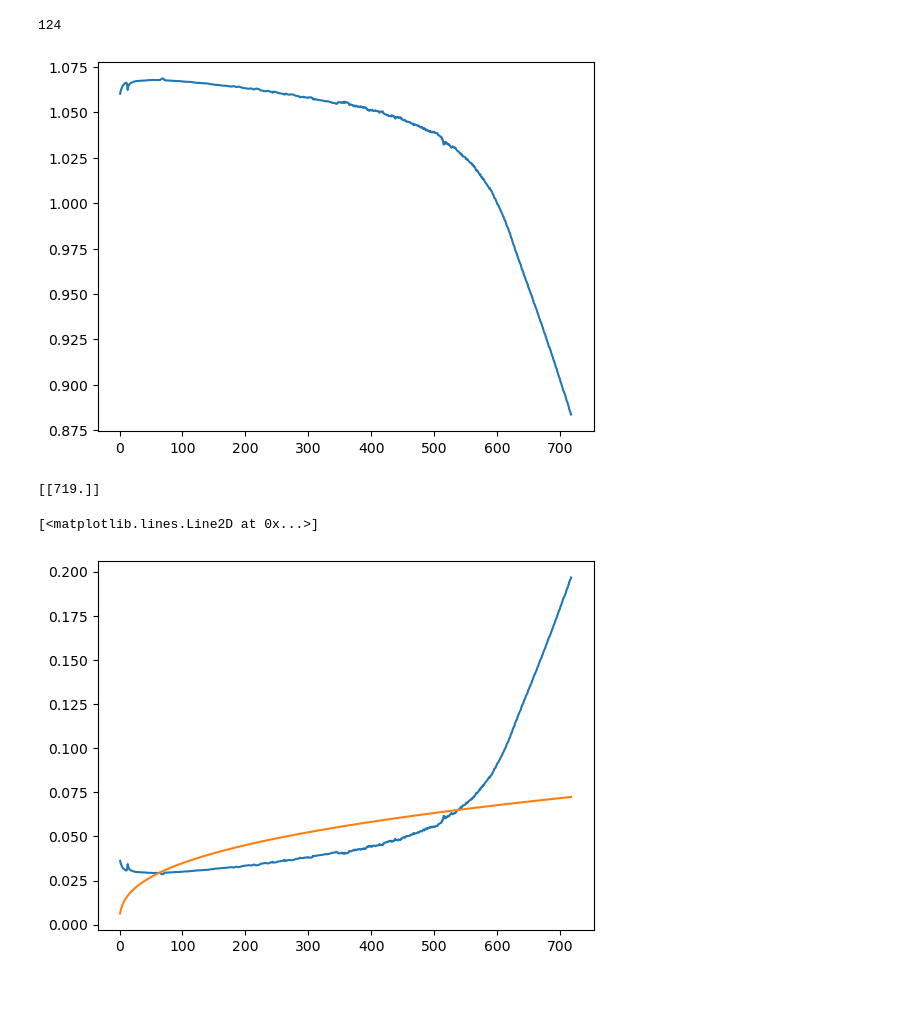
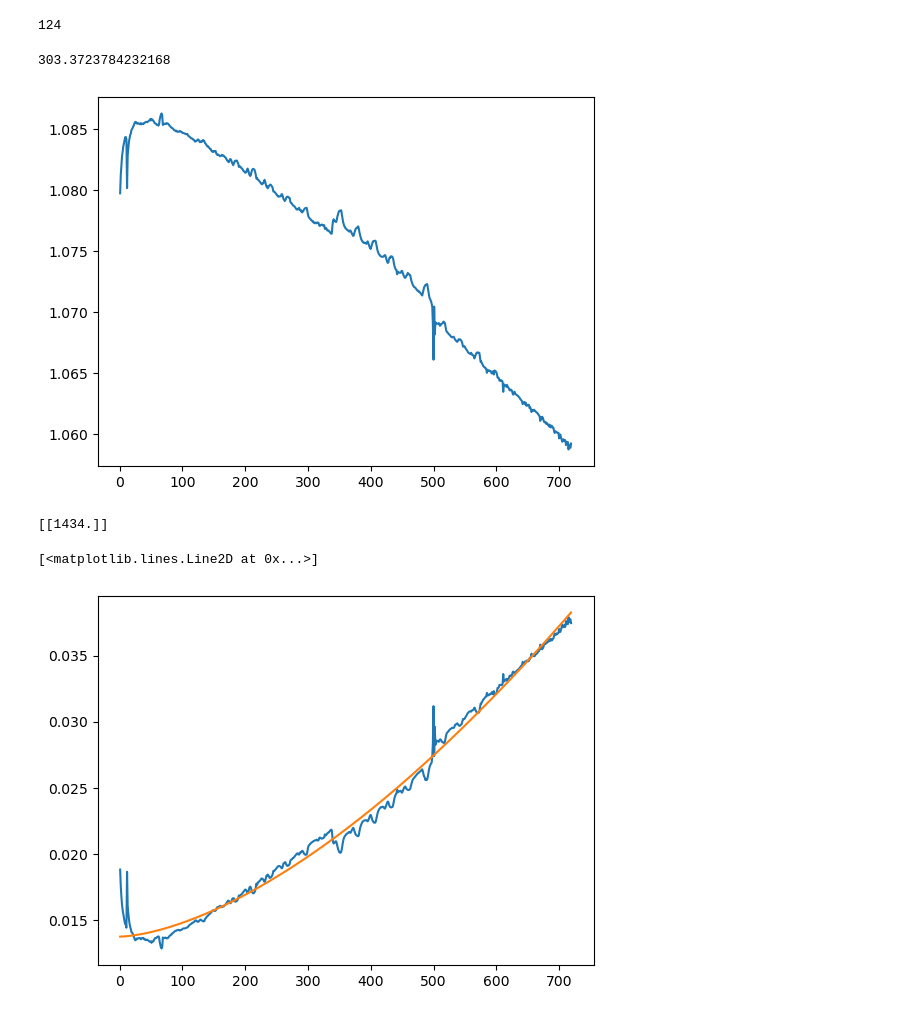
Before and after one commit to nathan99sun/HybridPred, a Jupyter notebook: Physics/curve_fitting.ipynb, the cells around one changed output. Saved outputs shown, nothing was run; the diff lists cells and outputs as text; code cells hidden in the pictures.

```diff
--- a/Physics/curve_fitting.ipynb
+++ b/Physics/curve_fitting.ipynb
@@ -69,20 +69,24 @@ numBat
 # %%
 bat_dict = {**batch1, **batch2, **batch3}
 # %%
-bat = bat_dict['b1c15']
+bat = bat_dict['b1c3']
 
-temps = np.mean(bat['summary']['Tavg'][1:])
-Y = 1-bat['summary']['QC'][1:]/1.1
-length = len(bat['summary']['QC'][1:])
+
+cutoff=720
+temps = np.mean(bat['summary']['Tavg'][1:cutoff])+273
+Y = 1-bat['summary']['QC'][1:cutoff]/1.1
+length = len(bat['summary']['QD'][1:cutoff])
 x = np.arange(1,length+1)
-plt.plot(x,bat['summary']['QC'][1:])
+plt.plot(x,bat['summary']['QD'][1:cutoff])
+print(temps)
 
 A = np.ones((length, 3))
 A[:,1] = 1/temps
 A[:,2] = np.log(x)
 # %% [output]
+303.3723784232168
-[figure, old version]
+[figure, new version]
 # %%
 print(bat['cycle_life'])
 # %% [output]
-[[719.]]
+[[1434.]]
@@ -97,6 +93,20 @@ gamma = X[2]
+# %%
+from scipy.optimize import curve_fit
+
+def func(x, a, b, c):
+    return np.exp(a/temps)*x**b + c
+
+param = curve_fit(func, x, Y, maxfev = 4000)[0]
+
+alpha = param[0]
+beta = param[1]
+gamma = param[2]
+#print(gamma)
 # %%
+
+#print(np.exp(alpha/temps)*np.power(x,beta) + gamma * np.log(x))
 plt.plot(x, Y)
-plt.plot(x, alpha*np.exp(beta/temps)*np.power(x,gamma))
+plt.plot(x, np.exp(alpha/temps)*np.power(x,beta) +gamma)
 # %% [output]
 [<matplotlib.lines.Line2D at 0x...>]
-[figure, old version]
+[figure, new version]
```
Also changed, not shown: parts of 9 cells of this notebook, 1 other file.
